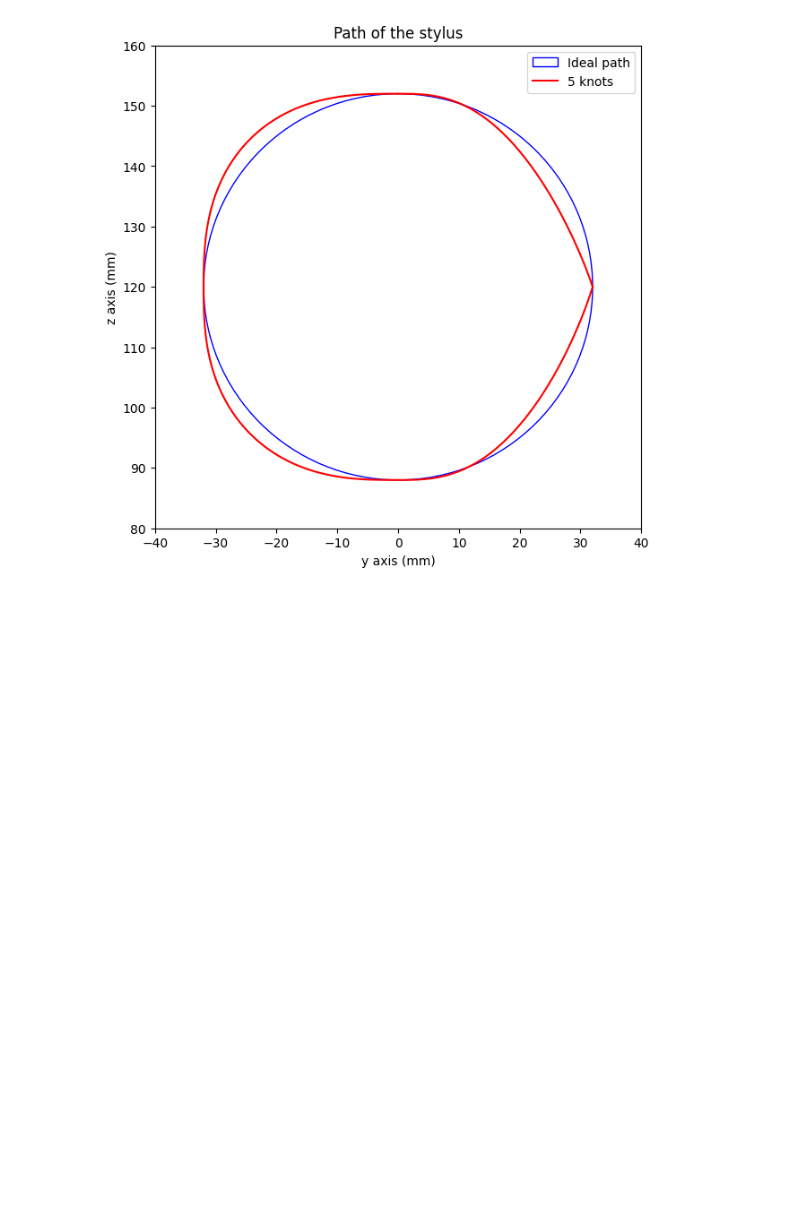
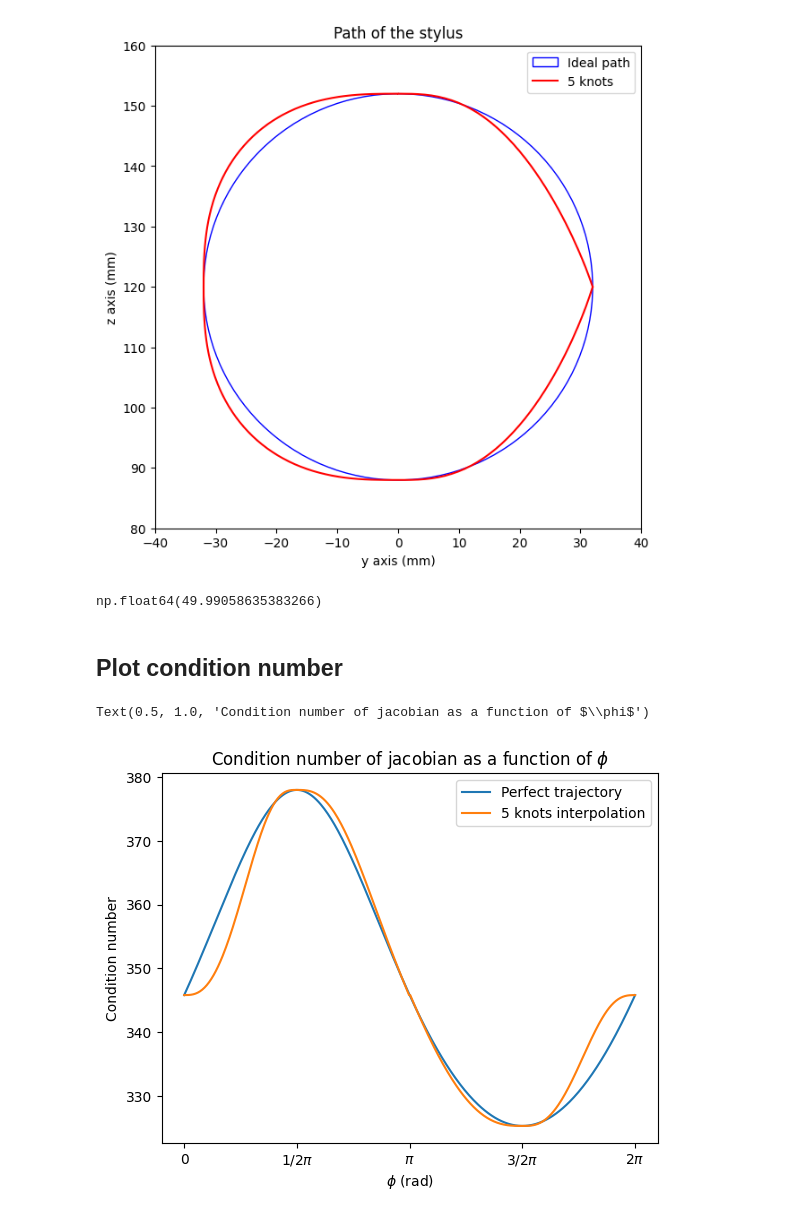
Before and after one commit to GrunyD/Robotics_course, a Jupyter notebook: plot_circle_path.ipynb, the cells around one changed output. Drawn from its saved outputs; the diff is of its cells as text; code cells hidden in the pictures; blank space fills up the shorter version.

```diff
--- a/plot_circle_path.ipynb
+++ b/plot_circle_path.ipynb
@@ -11,0 +19,6 @@ import forward_kinematics
+# %%
+eta = np.array((0,-3,0,0))
+phi = np.pi/2
+angles = circle.get_angles_for_phi(phi)
+angle_velocities = jacobian.transform(angles, eta)
+print(angle_velocities)
@@ -12,3 +27,9 @@ import forward_kinematics
+# %%
+N = 100
+get_phis = lambda n:np.array([2*i*np.pi/(n-1) for i in range(n)])
+ticks = np.arange(0, 2.1, 0.5)
+pi_string = "$\pi$"
+labels = [F'{fractions.Fraction(tick) if tick != 1 else ""}{pi_string if tick != 0 else ""}' for tick in ticks]
 # %%
 lin_velocities = np.array(((0,0,0), (0,-27, 0), (0,0,-27), (0,27,0), (0,0,0)))
-matricies = trajectory_planning.circle_path(n_knots = 7, lin_velocities=lin_velocities, angular_velocities_func= angular_velocity_for_movement.omega_given_circle)
+matricies = trajectory_planning.circle_path(n_knots = 5, lin_velocities=lin_velocities)
@@ -58,3 +60,37 @@ ax.legend(('Ideal path','5 knots'))
 plt.show()
 # %% [output]
 [figure]
+# %%
+np.sqrt(48.89**2 + 10.432**2)
+# %% [output]
+np.float64(49.99058635383266)
+# %% [markdown]
+## Plot condition number
+# %%
+phis = get_phis(len(matricies)*N)
+true_path_conds = []
+for phi in phis:
+    angles = circle.get_angles_for_phi(phi)
+    j = jacobian.jacobian(*angles)
+
+    true_path_conds.append(np.linalg.cond(j))
+
+conds = []
+for matrix in matricies:
+    for i in np.linspace(0, 2, N):
+        angles = matrix @ trajectory_planning.position_t_array(i)
+        angles[np.abs(angles) < 1e-10] = 0
+        j = jacobian.jacobian(*angles)
+        conds.append(np.linalg.cond(j))
+
+fig, ax = plt.subplots(1,1)
+ax.plot(phis/np.pi, true_path_conds)
+ax.plot(phis/np.pi,conds)
+ax.set_xticks(labels = labels, ticks = ticks)
+ax.set_xlabel('$\phi$ (rad)')
+ax.set_ylabel('Condition number')
+ax.legend(('Perfect trajectory', '5 knots interpolation'))
+ax.set_title('Condition number of jacobian as a function of $\phi$')
+# %% [output]
+Text(0.5, 1.0, 'Condition number of jacobian as a function of $\\phi$')
+[figure, added]
```
Also changed, not shown: parts of 8 cells of this notebook, 3 other files.
